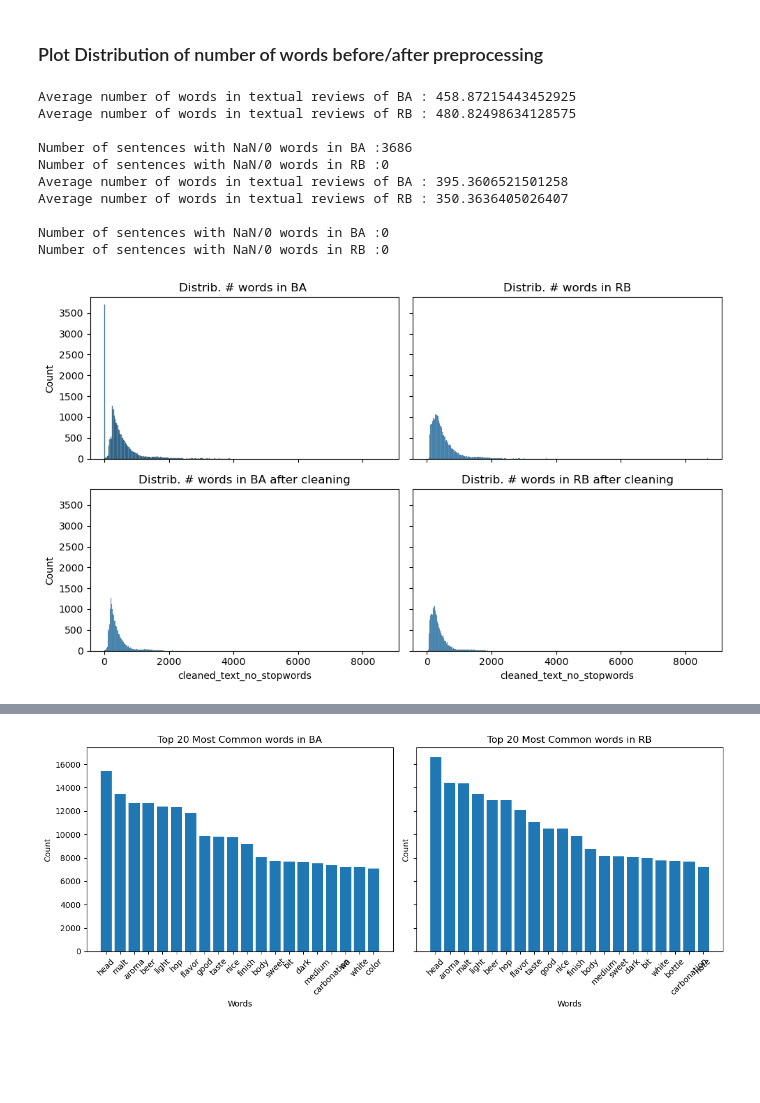
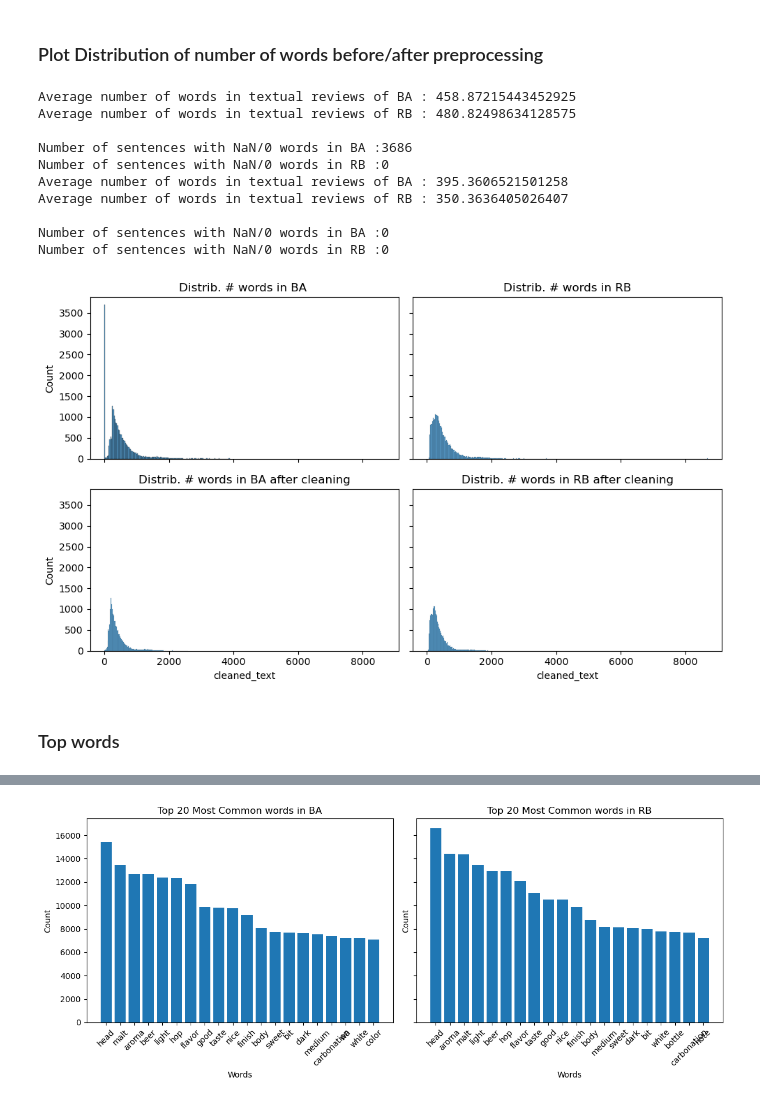
Before and after one commit to epfl-ada/ada-2023-project-laremontada61, a Jupyter notebook: nb_MLE.ipynb, the cells around one changed output, grey strips where cells are left out. Cells and saved outputs as stored; diff of their text form; code cells hidden in the pictures; blank space fills up the shorter version.

```diff
--- a/nb_MLE.ipynb
+++ b/nb_MLE.ipynb
@@ -435,14 +435,14 @@ def preprocess_sentences(df, website):
         return ' '.join(filtered_tokens)
 
     df['cleaned_text'] = df[col_text].apply(clean_text)
-    df['lemmatized_text'] = df['cleaned_text'].apply(lemmatize_text)
-    df['cleaned_text_no_stopwords'] = df['lemmatized_text'].apply(remove_stopwords)
+    df['cleaned_text'] = df['cleaned_text'].apply(lemmatize_text)
+    df['cleaned_text'] = df['cleaned_text'].apply(remove_stopwords)
 
     return df
 
 def compute_top_words(df):
     # Split the sentences into individual words
-    all_words = ' '.join(df['cleaned_text_no_stopwords']).split()
+    all_words = ' '.join(df['cleaned_text']).split()
 
     # Count word occurrences
     word_counts = Counter(all_words)
@@ -477,37 +477,39 @@ print(f"\nNumber of sentences with NaN/0 words in BA :{NaN_sentences_BA}")
 print(f"Number of sentences with NaN/0 words in RB :{NaN_sentences_RB}")
 
 # After preprocessing of the sentences
-mean_words_BA = np.mean(ratings_BA_cleaned["cleaned_text_no_stopwords"].apply(lambda row : len(str(row))))
-mean_words_RB = np.mean(ratings_RB_cleaned["cleaned_text_no_stopwords"].apply(lambda row : len(str(row))))
+mean_words_BA = np.mean(ratings_BA_cleaned["cleaned_text"].apply(lambda row : len(str(row))))
+mean_words_RB = np.mean(ratings_RB_cleaned["cleaned_text"].apply(lambda row : len(str(row))))
 print(f"Average number of words in textual reviews of BA : {mean_words_BA}")
 print(f"Average number of words in textual reviews of RB : {mean_words_RB}")
 
-NaN_sentences_BA = len(ratings_BA_cleaned[ratings_BA_cleaned["cleaned_text_no_stopwords"].isnull()])
-NaN_sentences_RB = len(ratings_RB_cleaned[ratings_RB_cleaned["cleaned_text_no_stopwords"].isnull()])
+NaN_sentences_BA = len(ratings_BA_cleaned[ratings_BA_cleaned["cleaned_text"].isnull()])
+NaN_sentences_RB = len(ratings_RB_cleaned[ratings_RB_cleaned["cleaned_text"].isnull()])
 print(f"\nNumber of sentences with NaN/0 words in BA :{NaN_sentences_BA}")
 print(f"Number of sentences with NaN/0 words in RB :{NaN_sentences_RB}")
 
 fig, axs = plt.subplots(2,2, figsize=(10,6), sharex = True, sharey = True)
 sns.histplot(data = ratings_BA['text'].apply(lambda row : len(str(row))), ax = axs[0,0])
 sns.histplot(data = ratings_RB['text.1'].apply(lambda row : len(str(row))), ax = axs[0,1])
-sns.histplot(data = ratings_BA_cleaned['cleaned_text_no_stopwords'].apply(lambda row : len(str(row))), ax = axs[1,0])
-sns.histplot(data = ratings_RB_cleaned['cleaned_text_no_stopwords'].apply(lambda row : len(str(row))), ax = axs[1,1])
+sns.histplot(data = ratings_BA_cleaned['cleaned_text'].apply(lambda row : len(str(row))), ax = axs[1,0])
+sns.histplot(data = ratings_RB_cleaned['cleaned_text'].apply(lambda row : len(str(row))), ax = axs[1,1])
 
 axs[0,0].set_title("Distrib. # words in BA ")
 axs[0,1].set_title("Distrib. # words in RB")
 axs[1,0].set_title("Distrib. # words in BA after cleaning")
 axs[1,1].set_title("Distrib. # words in RB after cleaning")
 plt.tight_layout()
 plt.show()
 # %% [output]
 Average number of words in textual reviews of BA : 458.87215443452925
 Average number of words in textual reviews of RB : 480.82498634128575
 
 Number of sentences with NaN/0 words in BA :3686
 Number of sentences with NaN/0 words in RB :0
 Average number of words in textual reviews of BA : 395.3606521501258
 Average number of words in textual reviews of RB : 350.3636405026407
 
 Number of sentences with NaN/0 words in BA :0
 Number of sentences with NaN/0 words in RB :0
-[figure, old version]
+[figure, new version]
+# %% [markdown]
+### Top words
```
Also changed, not shown: parts of 20 cells of this notebook.
